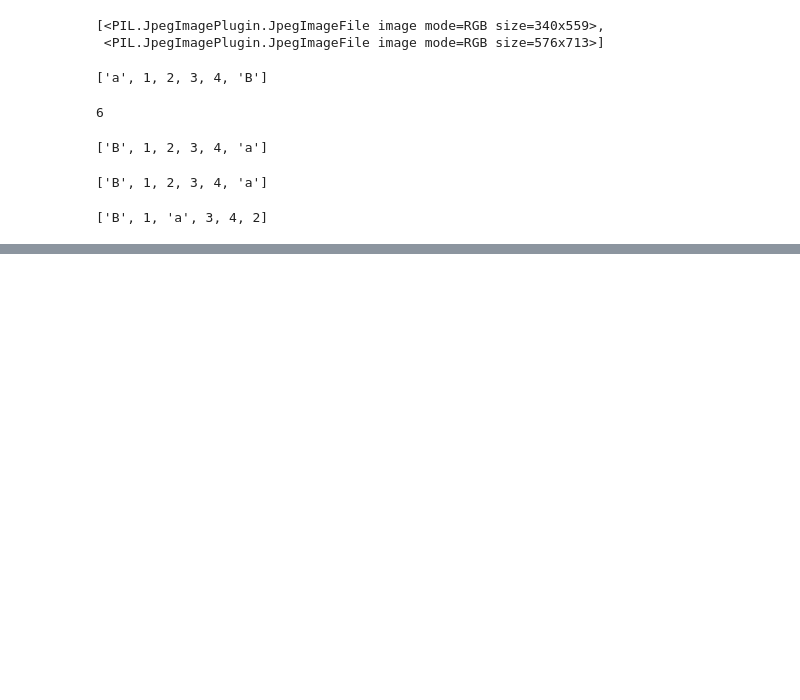
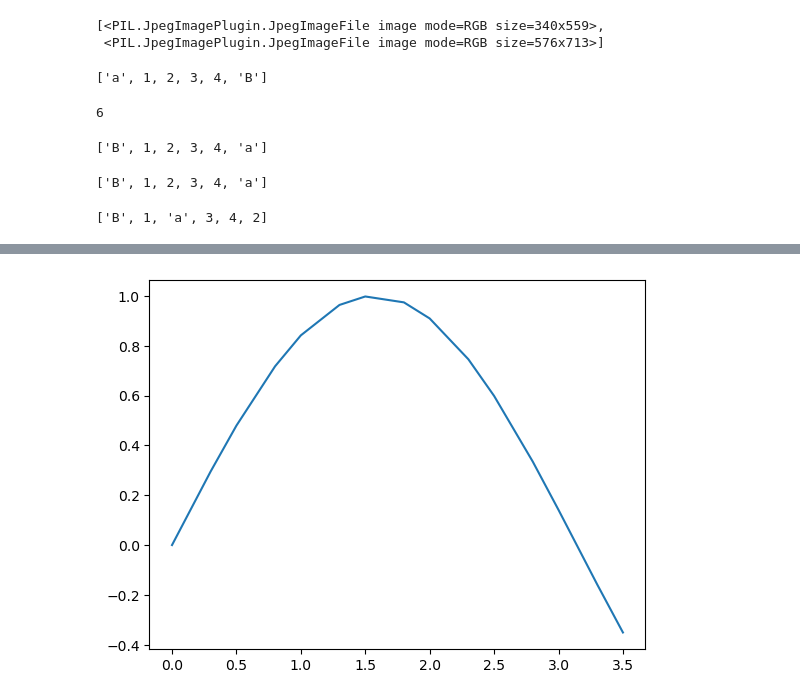
Before and after one commit to Rhys18751996/MathProgrammingJupyter, a Jupyter notebook: Week2.ipynb, the cells around one changed output, grey strips where cells are left out. Drawn from its saved outputs; the diff is of its cells as text; code cells hidden in the pictures; blank space fills up the shorter version.

```diff
--- a/Week2.ipynb
+++ b/Week2.ipynb
@@ -118,0 +126,7 @@ L
+# %%
+from math import sin
+x = [0, 0.3, 0.5, 0.8, 1, 1.3, 1.5, 1.8, 2, 2.3, 2.5, 2.8, 3, 3.3, 3.5]
+y = [sin(0), sin(0.3), sin(0.5), sin(0.8), sin(1), sin(1.3), sin(1.5), sin(1.8), sin(2), sin(2.3), sin(2.5), sin(2.8), sin(3), sin(3.3), sin(3.5)]
+plt.plot(x, y);
+# %% [output]
+[figure, added]
```
Also changed, not shown: parts of 10 cells of this notebook, 2 other files.
